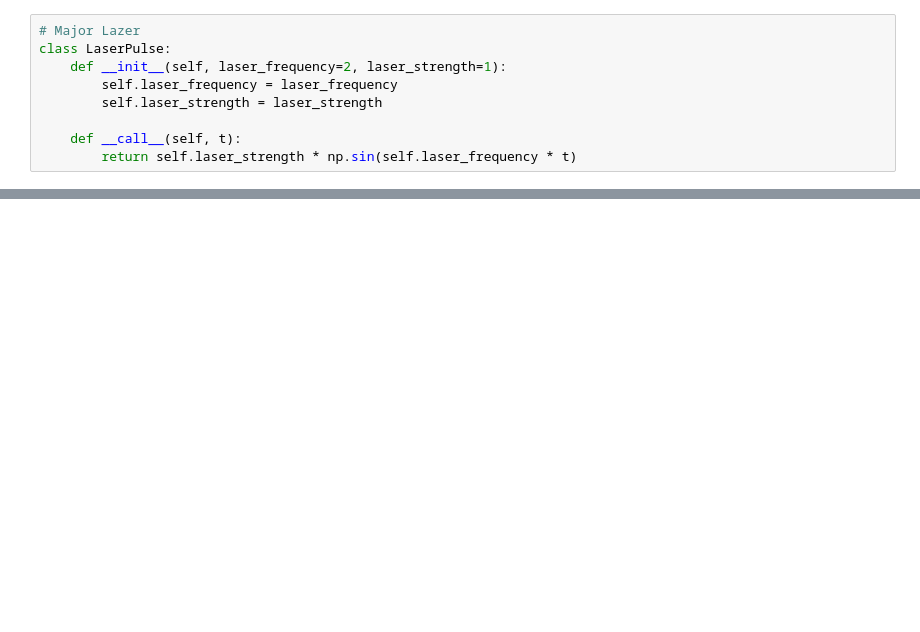
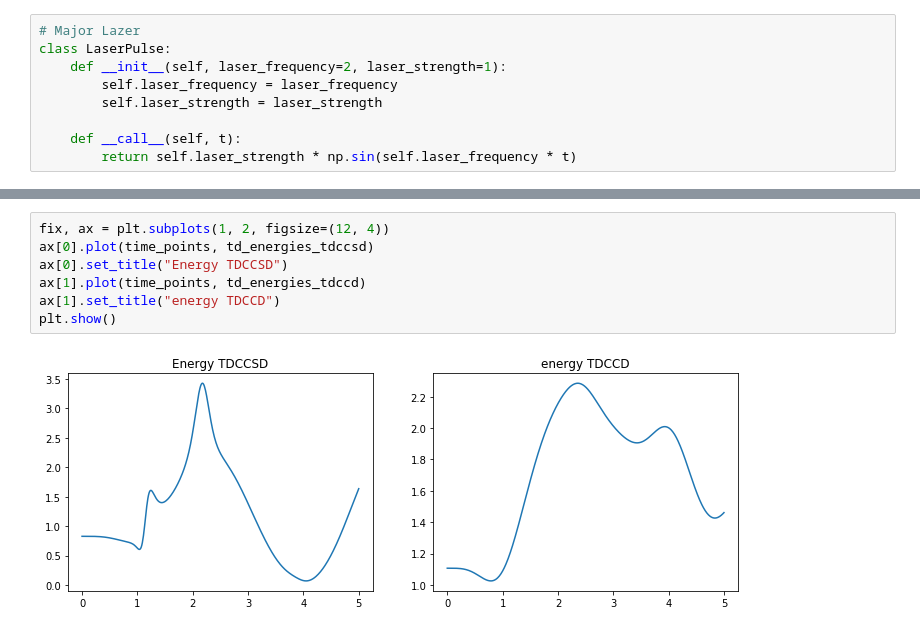
Before and after one commit to HyQD/coupled-cluster, a Jupyter notebook: scripts/zanghellini_tdccsd.ipynb, the cells around one changed output, grey strips where cells are left out. Drawn from its saved outputs; the diff is of its cells as text; blank space fills up the shorter version.

```diff
--- a/scripts/zanghellini_tdccsd.ipynb
+++ b/scripts/zanghellini_tdccsd.ipynb
@@ -108,0 +154,9 @@ plt.show()
+# %%
+fix, ax = plt.subplots(1, 2, figsize=(12, 4))
+ax[0].plot(time_points, td_energies_tdccsd)
+ax[0].set_title("Energy TDCCSD")
+ax[1].plot(time_points, td_energies_tdccd)
+ax[1].set_title("energy TDCCD")
+plt.show()
+# %% [output]
+[figure, added]
```
Also changed, not shown: parts of 13 cells of this notebook.
